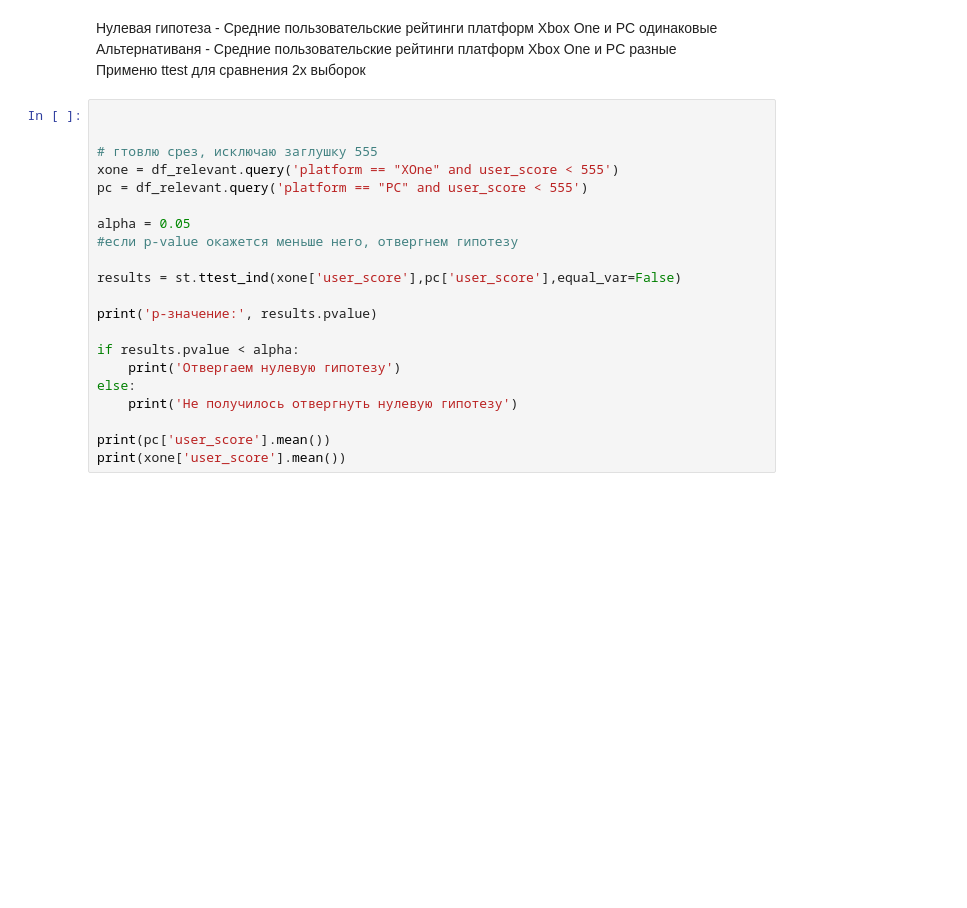
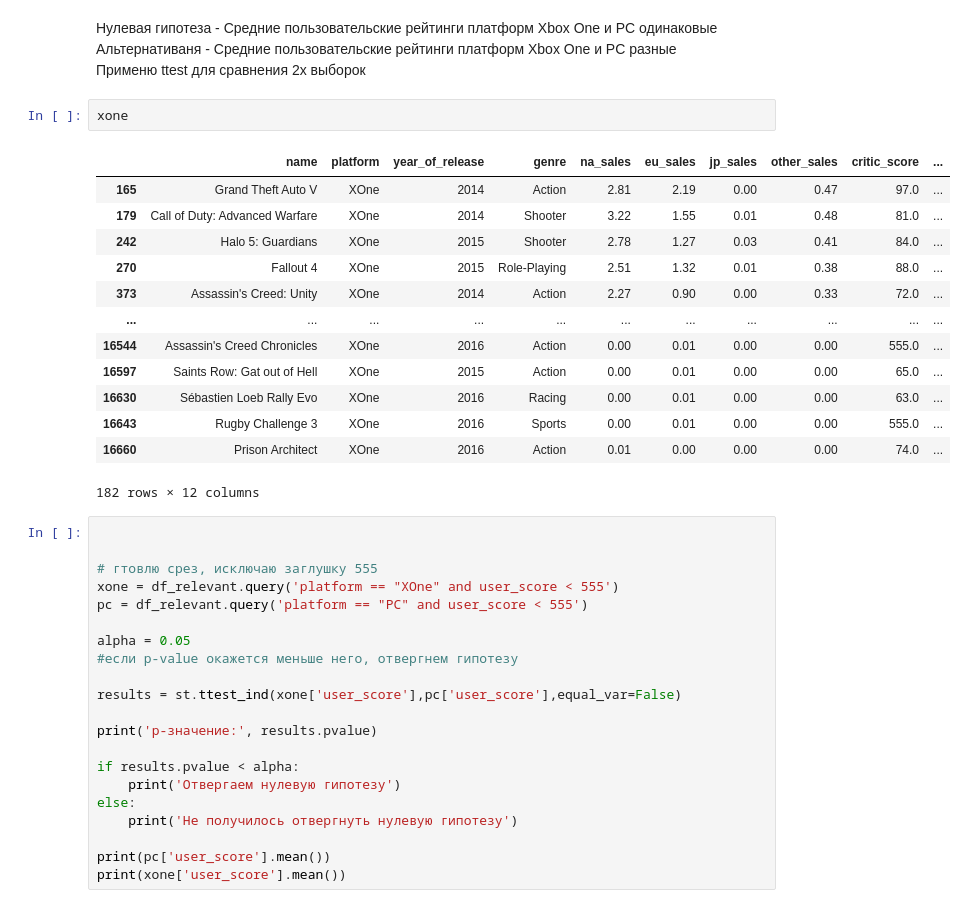
Before and after one commit to LisTatiana/Practicum_tasks, a Jupyter notebook: Изучение закономерностей, определяющих успешность игр/Изучение закономерностей, определяющих успешность игр.ipynb, the cells around one changed output. Drawn from its saved outputs; the diff is of its cells as text; blank space fills up the shorter version.

```diff
--- a/Изучение закономерностей, определяющих успешность игр/Изучение закономерностей, определяющих успешность игр.ipynb
+++ b/Изучение закономерностей, определяющих успешность игр/Изучение закономерностей, определяющих успешность игр.ipynb
@@ -737,6 +735,22 @@ E - все возрасты \
 Нулевая гипотеза - Средние пользовательские рейтинги платформ Xbox One и PC одинаковые \
 Альтернативаня - Средние пользовательские рейтинги платформ Xbox One и PC разные \
 Применю ttest для сравнения 2х выборок
+# %%
+xone
+# %% [output]
+|  | name | platform | year_of_release | genre | na_sales | eu_sales | jp_sales | other_sales | critic_score | ... |
+| 165 | Grand Theft Auto V | XOne | 2014 | Action | 2.81 | 2.19 | 0.00 | 0.47 | 97.0 | ... |
+| 179 | Call of Duty: Advanced Warfare | XOne | 2014 | Shooter | 3.22 | 1.55 | 0.01 | 0.48 | 81.0 | ... |
+| 242 | Halo 5: Guardians | XOne | 2015 | Shooter | 2.78 | 1.27 | 0.03 | 0.41 | 84.0 | ... |
+| 270 | Fallout 4 | XOne | 2015 | Role-Playing | 2.51 | 1.32 | 0.01 | 0.38 | 88.0 | ... |
+| 373 | Assassin's Creed: Unity | XOne | 2014 | Action | 2.27 | 0.90 | 0.00 | 0.33 | 72.0 | ... |
+| ... | ... | ... | ... | ... | ... | ... | ... | ... | ... | ... |
+| 16544 | Assassin's Creed Chronicles | XOne | 2016 | Action | 0.00 | 0.01 | 0.00 | 0.00 | 555.0 | ... |
+| 16597 | Saints Row: Gat out of Hell | XOne | 2015 | Action | 0.00 | 0.01 | 0.00 | 0.00 | 65.0 | ... |
+| 16630 | Sébastien Loeb Rally Evo | XOne | 2016 | Racing | 0.00 | 0.01 | 0.00 | 0.00 | 63.0 | ... |
+| 16643 | Rugby Challenge 3 | XOne | 2016 | Sports | 0.00 | 0.01 | 0.00 | 0.00 | 555.0 | ... |
+| 16660 | Prison Architect | XOne | 2016 | Action | 0.01 | 0.00 | 0.00 | 0.00 | 74.0 | ... |
+182 rows × 12 columns
 # %%
 
 
```
Also changed, not shown: parts of 1 cell of this notebook.
